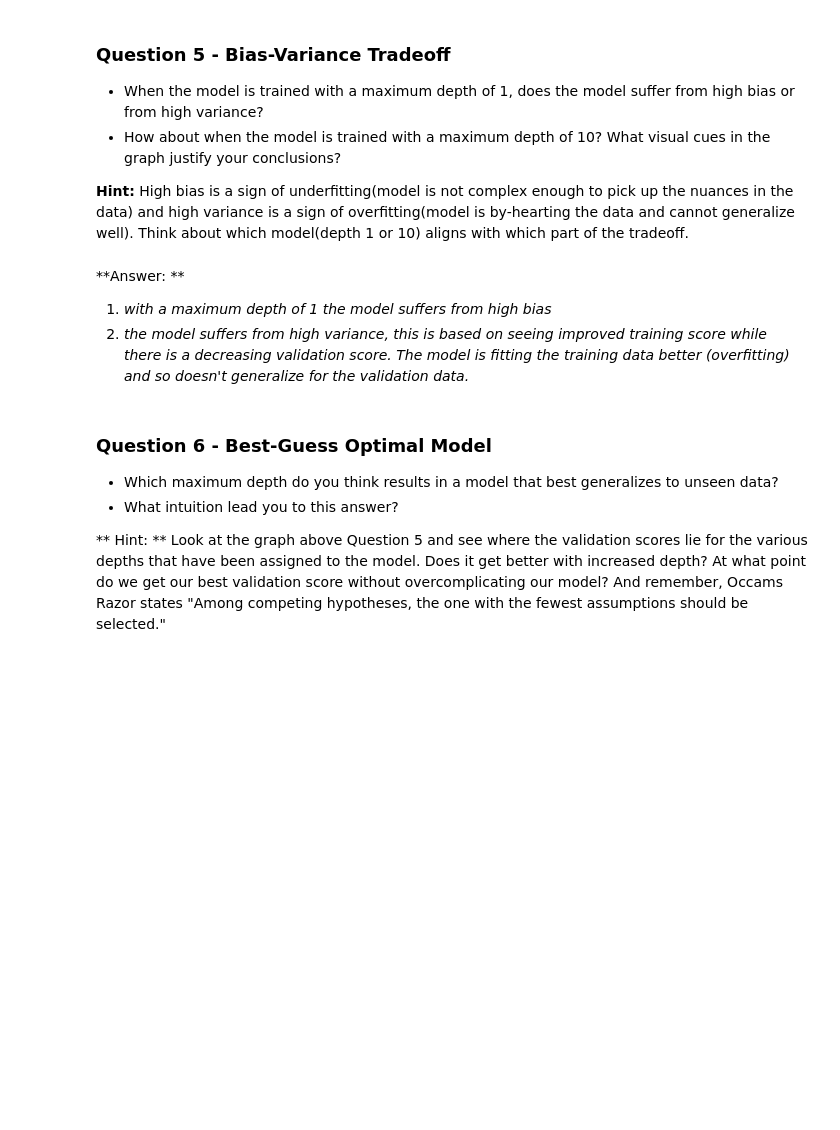
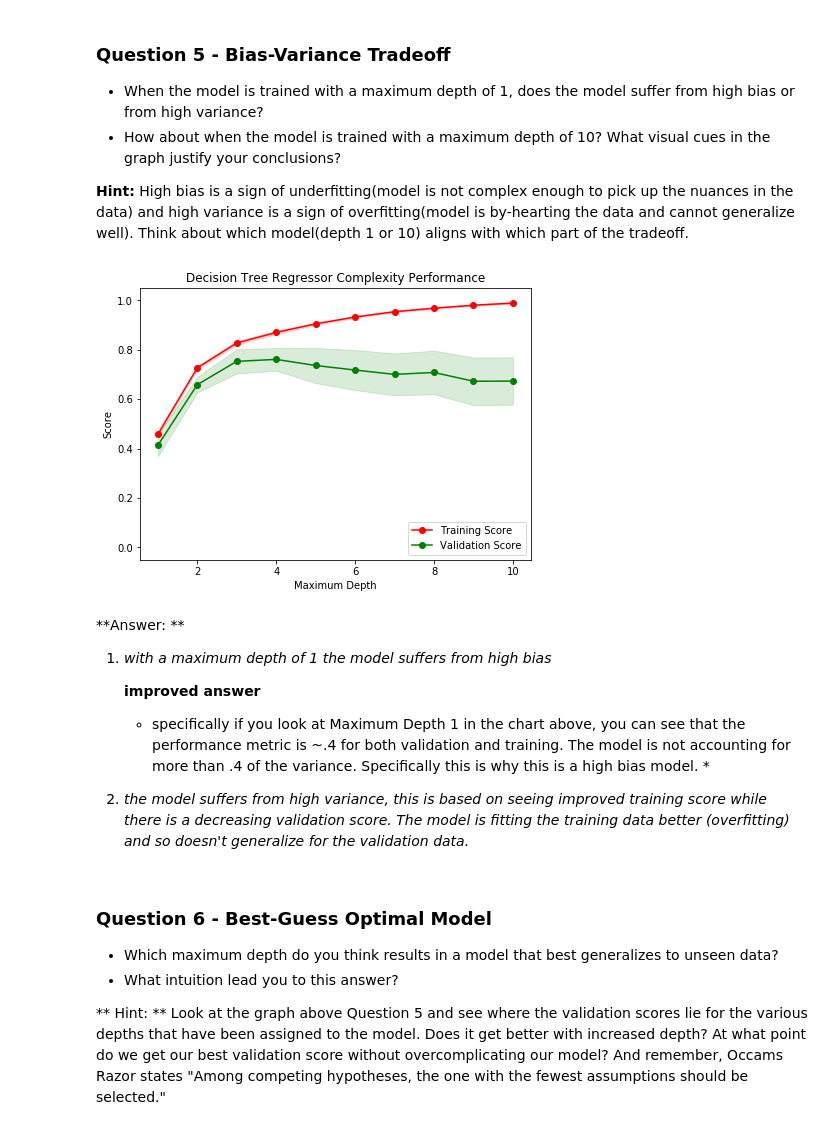
Before and after one commit to Ryanglambert/machine-learning, a Jupyter notebook: projects/boston_housing/boston_housing.ipynb, the cells around one changed output. Saved outputs shown, nothing was run; the diff lists cells and outputs as text; code cells hidden in the pictures; blank space fills up the shorter version.

```diff
--- a/projects/boston_housing/boston_housing.ipynb
+++ b/projects/boston_housing/boston_housing.ipynb
@@ -243,10 +255,19 @@ vs.ModelComplexity(X_train, y_train)
 * How about when the model is trained with a maximum depth of 10? What visual cues in the graph justify your conclusions?
 
 **Hint:** High bias is a sign of underfitting(model is not complex enough to pick up the nuances in the data) and high variance is a sign of overfitting(model is by-hearting the data and cannot generalize well). Think about which model(depth 1 or 10) aligns with which part of the tradeoff.
+# %%
+vs.ModelComplexity(X_train, y_train)
+# %% [output]
+[figure, added]
 # %% [markdown]
 **Answer: **
 
 1. *with a maximum depth of 1 the model suffers from high bias*
+
+    **improved answer**
+    * specifically if you look at Maximum Depth 1 in the chart above, you can see that the performance metric is ~.4 for both validation and training.  The model is not accounting for more than .4 of the variance.  Specifically this is why this is a high bias model. *
+
+
 2. *the model suffers from high variance, this is based on seeing improved training score while there is a decreasing validation score. The model is fitting the training data better (overfitting) and so doesn't generalize for the validation data.*
 # %% [markdown]
 ### Question 6 - Best-Guess Optimal Model
```
Also changed, not shown: parts of 7 cells of this notebook.
